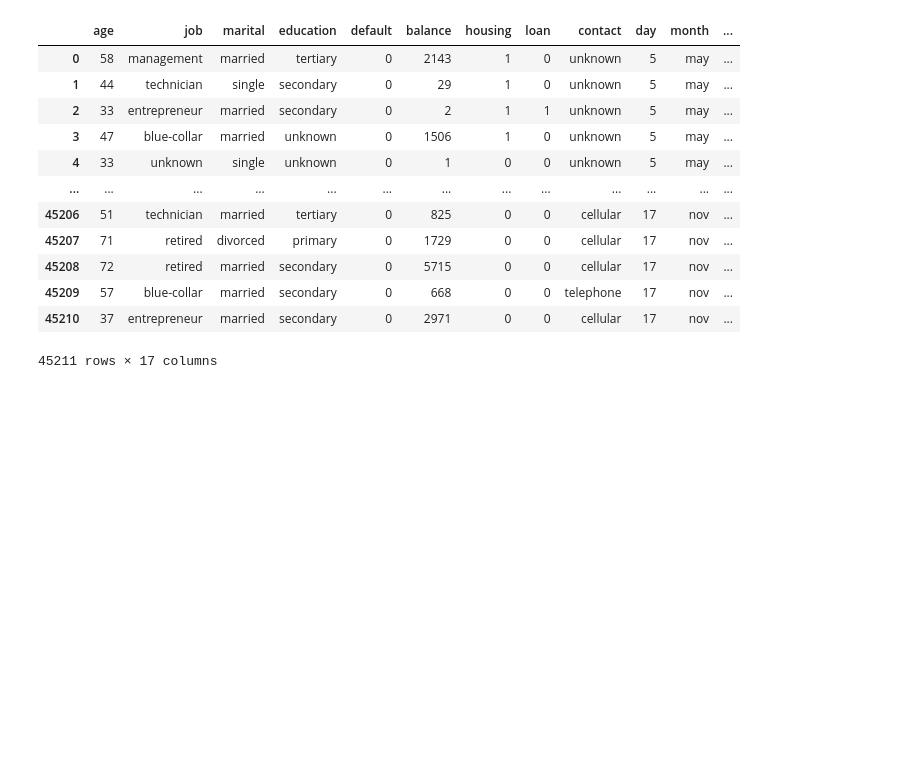
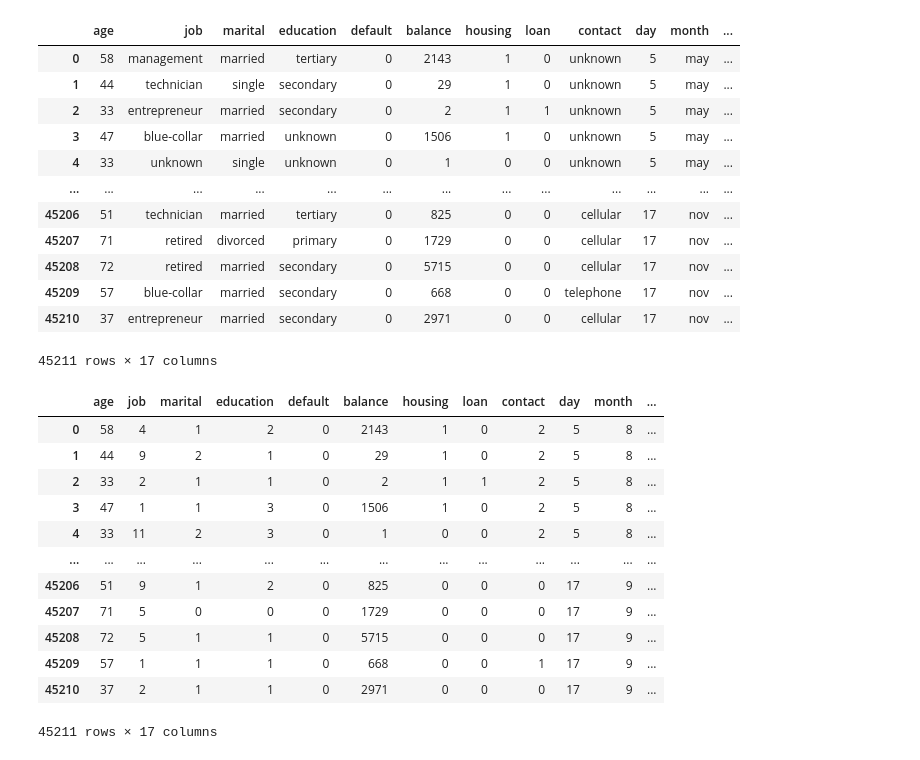
Before and after one commit to MontyVasita18/BankMarketing_MLModel, a Jupyter notebook: Model.ipynb, the cells around one changed output. Cells and saved outputs as stored; diff of their text form; code cells hidden in the pictures; blank space fills up the shorter version.

Commit message:
Lable Encoding Done

```diff
--- a/Model.ipynb
+++ b/Model.ipynb
@@ -248,3 +248,28 @@ df
 | 45209 | 57 | blue-collar | married | secondary | 0 | 668 | 0 | 0 | telephone | 17 | nov | ... |
 | 45210 | 37 | entrepreneur | married | secondary | 0 | 2971 | 0 | 0 | cellular | 17 | nov | ... |
 45211 rows × 17 columns
+# %%
+# Using Lebel Encoding
+from sklearn.preprocessing import LabelEncoder
+
+df['job']=LabelEncoder().fit_transform(df['job'])
+df['marital']=LabelEncoder().fit_transform(df['marital'])
+df['education']=LabelEncoder().fit_transform(df['education'])
+df['contact']=LabelEncoder().fit_transform(df['contact'])
+df['month']=LabelEncoder().fit_transform(df['month'])
+df['poutcome']=LabelEncoder().fit_transform(df['poutcome'])
+df
+# %% [output]
+|  | age | job | marital | education | default | balance | housing | loan | contact | day | month | ... |
+| 0 | 58 | 4 | 1 | 2 | 0 | 2143 | 1 | 0 | 2 | 5 | 8 | ... |
+| 1 | 44 | 9 | 2 | 1 | 0 | 29 | 1 | 0 | 2 | 5 | 8 | ... |
+| 2 | 33 | 2 | 1 | 1 | 0 | 2 | 1 | 1 | 2 | 5 | 8 | ... |
+| 3 | 47 | 1 | 1 | 3 | 0 | 1506 | 1 | 0 | 2 | 5 | 8 | ... |
+| 4 | 33 | 11 | 2 | 3 | 0 | 1 | 0 | 0 | 2 | 5 | 8 | ... |
+| ... | ... | ... | ... | ... | ... | ... | ... | ... | ... | ... | ... | ... |
+| 45206 | 51 | 9 | 1 | 2 | 0 | 825 | 0 | 0 | 0 | 17 | 9 | ... |
+| 45207 | 71 | 5 | 0 | 0 | 0 | 1729 | 0 | 0 | 0 | 17 | 9 | ... |
+| 45208 | 72 | 5 | 1 | 1 | 0 | 5715 | 0 | 0 | 0 | 17 | 9 | ... |
+| 45209 | 57 | 1 | 1 | 1 | 0 | 668 | 0 | 0 | 1 | 17 | 9 | ... |
+| 45210 | 37 | 2 | 1 | 1 | 0 | 2971 | 0 | 0 | 0 | 17 | 9 | ... |
+45211 rows × 17 columns
```
Also changed, not shown: parts of 5 cells of this notebook.
